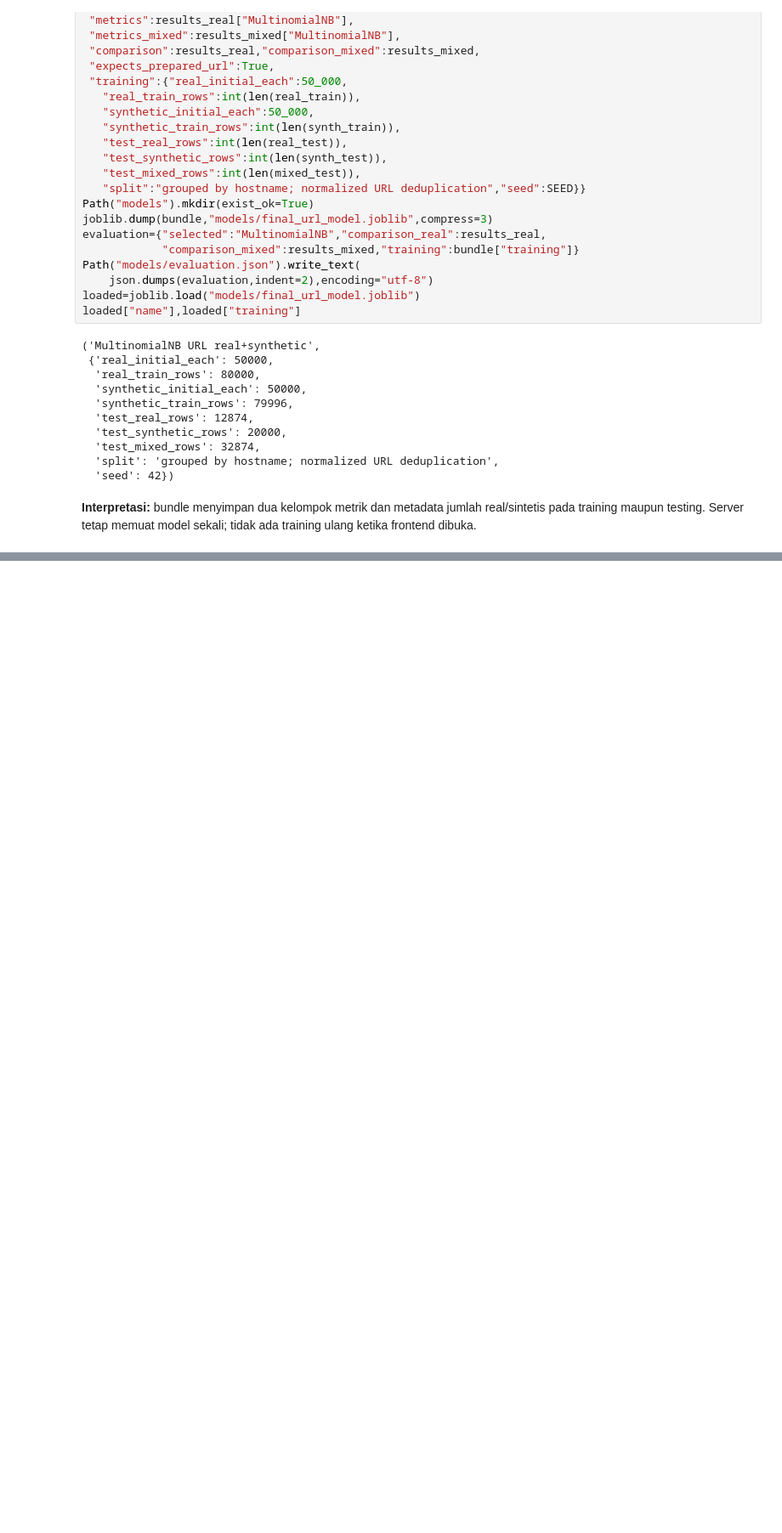
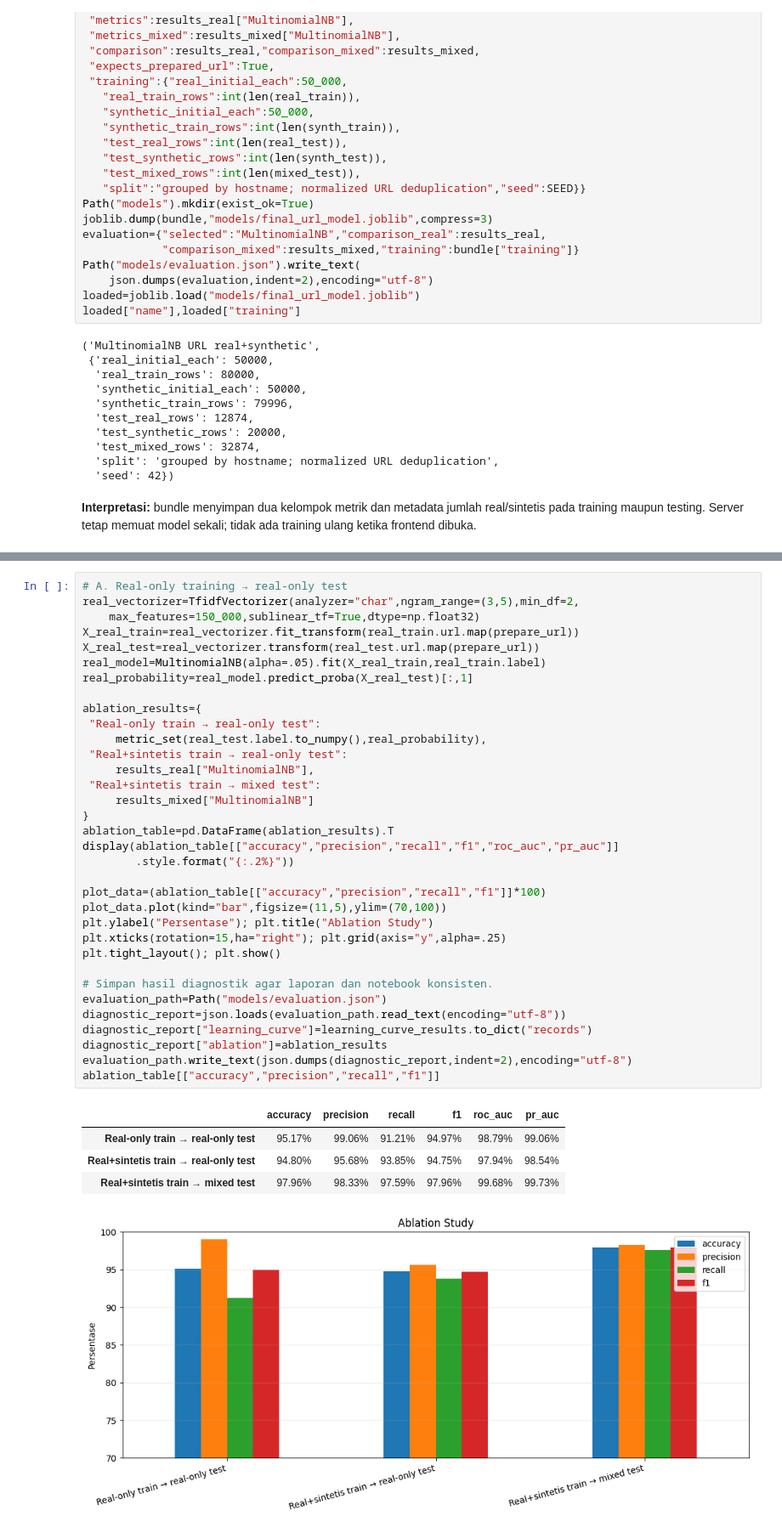
Before and after one commit to gumelarakhirul/NaiveBayes, a Jupyter notebook: Project_Final_NaiveBayes_Punycode_Balanced.ipynb, the cells around one changed output, grey strips where cells are left out. Shown at 85% size. Drawn from its saved outputs; the diff is of its cells as text; blank space fills up the shorter version.

```diff
--- a/Project_Final_NaiveBayes_Punycode_Balanced.ipynb
+++ b/Project_Final_NaiveBayes_Punycode_Balanced.ipynb
@@ -548,0 +618,40 @@ loaded["name"],loaded["training"]
+# %%
+# A. Real-only training → real-only test
+real_vectorizer=TfidfVectorizer(analyzer="char",ngram_range=(3,5),min_df=2,
+    max_features=150_000,sublinear_tf=True,dtype=np.float32)
+X_real_train=real_vectorizer.fit_transform(real_train.url.map(prepare_url))
+X_real_test=real_vectorizer.transform(real_test.url.map(prepare_url))
+real_model=MultinomialNB(alpha=.05).fit(X_real_train,real_train.label)
+real_probability=real_model.predict_proba(X_real_test)[:,1]
+
+ablation_results={
+ "Real-only train → real-only test":
+     metric_set(real_test.label.to_numpy(),real_probability),
+ "Real+sintetis train → real-only test":
+     results_real["MultinomialNB"],
+ "Real+sintetis train → mixed test":
+     results_mixed["MultinomialNB"]
+}
+ablation_table=pd.DataFrame(ablation_results).T
+display(ablation_table[["accuracy","precision","recall","f1","roc_auc","pr_auc"]]
+        .style.format("{:.2%}"))
+
+plot_data=(ablation_table[["accuracy","precision","recall","f1"]]*100)
+plot_data.plot(kind="bar",figsize=(11,5),ylim=(70,100))
+plt.ylabel("Persentase"); plt.title("Ablation Study")
+plt.xticks(rotation=15,ha="right"); plt.grid(axis="y",alpha=.25)
+plt.tight_layout(); plt.show()
+
+# Simpan hasil diagnostik agar laporan dan notebook konsisten.
+evaluation_path=Path("models/evaluation.json")
+diagnostic_report=json.loads(evaluation_path.read_text(encoding="utf-8"))
+diagnostic_report["learning_curve"]=learning_curve_results.to_dict("records")
+diagnostic_report["ablation"]=ablation_results
+evaluation_path.write_text(json.dumps(diagnostic_report,indent=2),encoding="utf-8")
+ablation_table[["accuracy","precision","recall","f1"]]
+# %% [output]
+|  | accuracy | precision | recall | f1 | roc_auc | pr_auc |
+| Real-only train → real-only test | 95.17% | 99.06% | 91.21% | 94.97% | 98.79% | 99.06% |
+| Real+sintetis train → real-only test | 94.80% | 95.68% | 93.85% | 94.75% | 97.94% | 98.54% |
+| Real+sintetis train → mixed test | 97.96% | 98.33% | 97.59% | 97.96% | 99.68% | 99.73% |
+[figure, added]
```
Also changed, not shown: parts of 8 cells of this notebook, 3 other files.
